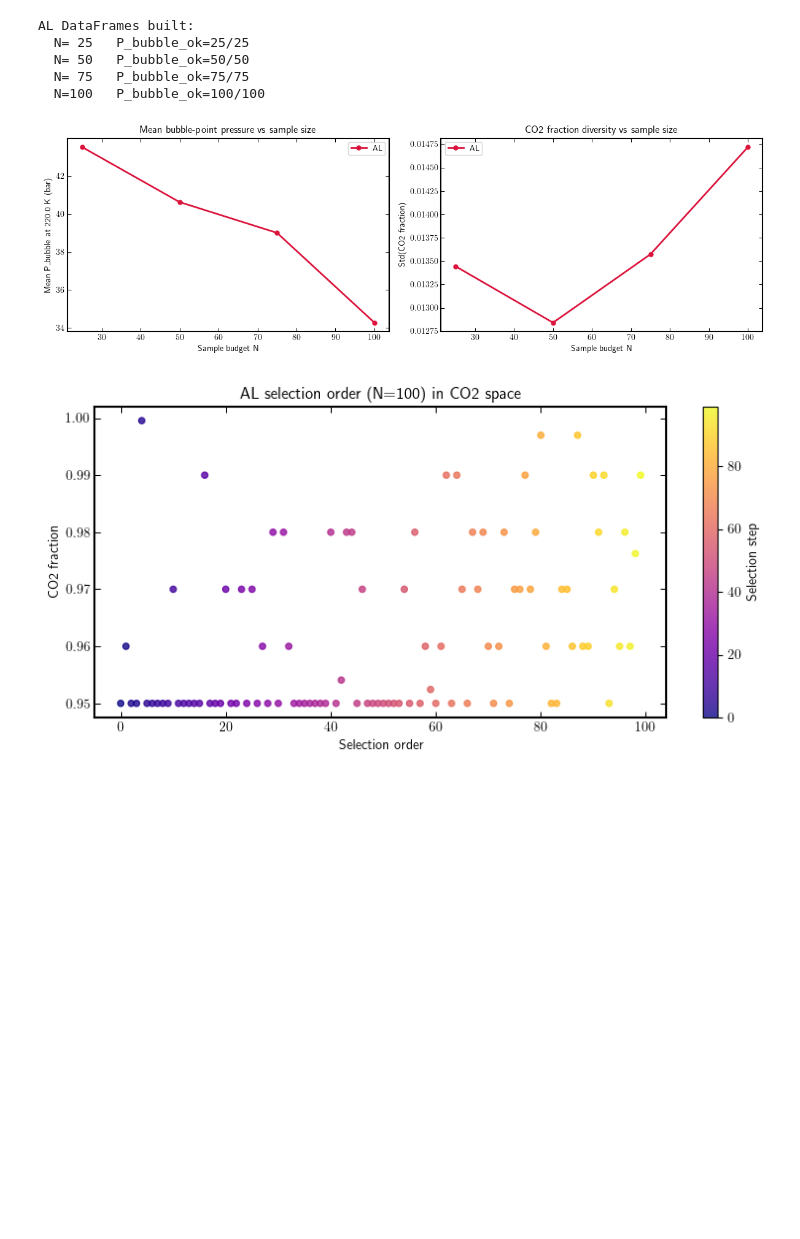
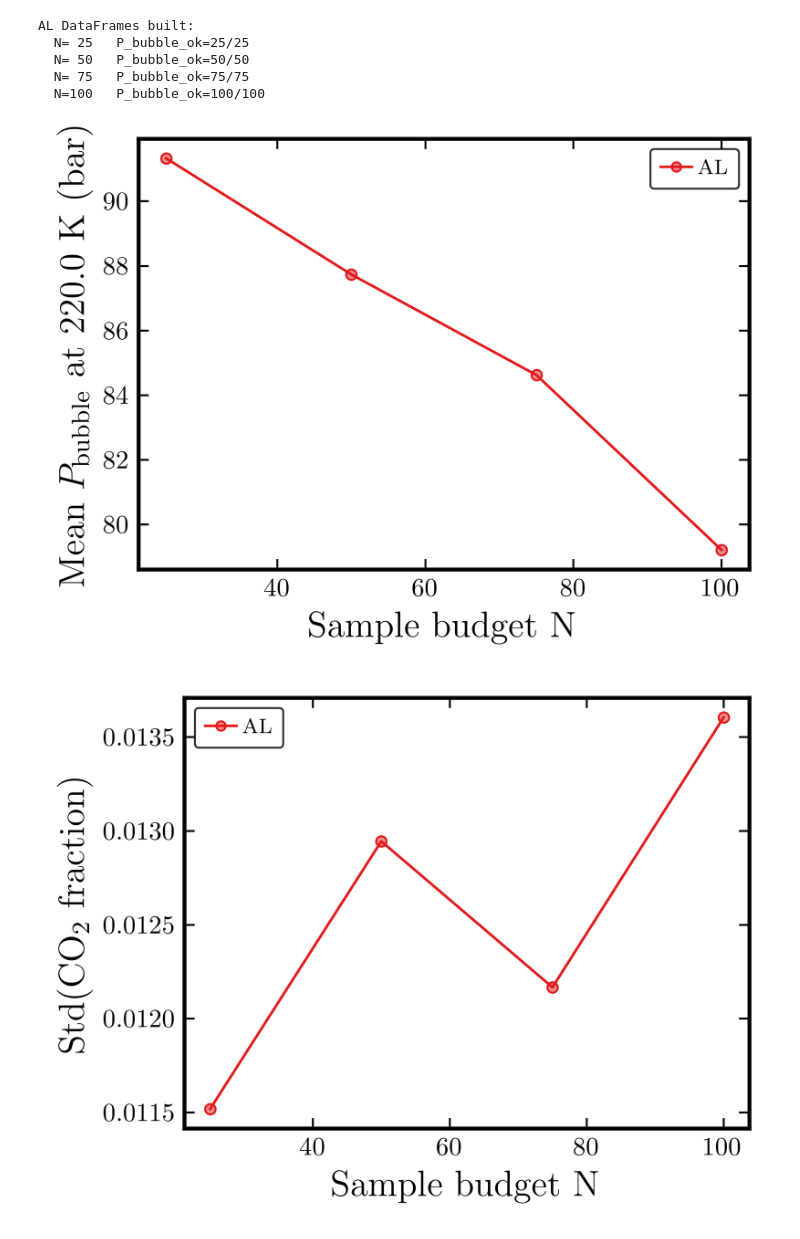
Before and after one commit to Darz2/co2-impurities-ml-surrogates, a Jupyter notebook: PCSAFT_cDFT/PART_2/ActiveLearning/GPR_AL_singleT.ipynb, the cells around one changed output. Cells and saved outputs as stored; diff of their text form; code cells hidden in the pictures; blank space fills up the shorter version.

```diff
--- a/PCSAFT_cDFT/PART_2/ActiveLearning/GPR_AL_singleT.ipynb
+++ b/PCSAFT_cDFT/PART_2/ActiveLearning/GPR_AL_singleT.ipynb
@@ -130,8 +134,8 @@ Columns: ['feed_id', 'feed_source', 'template_name', 'mixture_size', 'active_com
 2  0.003745  0.000000
 # %%
 # ── Load A2, filter to 8-component rows at T_REF, fit GPR ─────────────────────
-a2 = pd.read_csv(A2_PATH)
-a2.columns = [c.strip() for c in a2.columns]
+a2          = pd.read_csv(A4_PATH)
+a2.columns  = [c.strip() for c in a2.columns]
 
 # Keep only rows where extra components (water, SO2, propane, ethane, etc.)
 # contribute nothing — ensures z-vector sums to 1 for our 8 species
@@ -540,48 +547,52 @@ AL DataFrames built:
   N= 75   P_bubble_ok=75/75
   N=100   P_bubble_ok=100/100
 # %%
-# ── AL learning-curve plots ───────────────────────────────────────────────────
-fig, axes = plt.subplots(1, 2, figsize=(12, 4))
-
-# Left: mean P_bubble vs N
-ax = axes[0]
+# -- AL learning-curve plots ---------------------------------------------------
+# Mean P_bubble vs N
+fig, ax = ps.plot_init()
 means = [al_dfs[N]['P_bubble'].mean() for N in N_SIZES]
-ax.plot(N_SIZES, means, color="crimson", linestyle="-", linewidth=2,
-        marker="o", markersize=5, label="AL")
-ax.set_xlabel("Sample budget N")
-ax.set_ylabel(f"Mean P_bubble at {T_REF} K (bar)")
-ax.set_title("Mean bubble-point pressure vs sample size")
-ax.legend(fontsize=9)
+ax.plot(N_SIZES, means, color=ps.colors[0], linestyle="-", linewidth=ps.linewidth,
+        marker=ps.markers[0], markersize=ps.markersize,
+        markerfacecolor=ps.face_colors[0], markeredgecolor=ps.colors[0],
+        markeredgewidth=ps.markeredgewidth, label="AL")
+ax.set_xlabel("Sample budget N", fontsize=ps.label_fontsize)
+ax.set_ylabel(fr"Mean $P_{{\mathrm{{bubble}}}}$ at {T_REF} $\mathrm{{K}}$ (bar)", fontsize=ps.label_fontsize)
+ps.style_legend(ax, loc="best")
 ps.apply_axis_style(ax)
-
-# Right: CO2 diversity vs N
-ax2 = axes[1]
-stds = [al_dfs[N]['CO2'].std() for N in N_SIZES]
-ax2.plot(N_SIZES, stds, color="crimson", linestyle="-", linewidth=2,
-         marker="o", markersize=5, label="AL")
-ax2.set_xlabel("Sample budget N")
-ax2.set_ylabel("Std(CO2 fraction)")
-ax2.set_title("CO2 fraction diversity vs sample size")
-ax2.legend(fontsize=9)
-ps.apply_axis_style(ax2)
-
 plt.tight_layout()
-ps.save_plot(fig, "AL_learning_curve", folder=OUTPUT_DIR)
+ps.save_plot(fig, "AL_mean_P_bubble_vs_N", folder=OUTPUT_DIR)
 plt.show()
 
-# ── AL selection order in CO2 space (N=N_MAX) ─────────────────────────────────
-fig2, ax3 = plt.subplots(figsize=(8, 4))
+# CO2 diversity vs N
+fig2, ax2 = ps.plot_init()
+stds = [al_dfs[N]['CO2'].std() for N in N_SIZES]
+ax2.plot(N_SIZES, stds, color=ps.colors[0], linestyle="-", linewidth=ps.linewidth,
+         marker=ps.markers[0], markersize=ps.markersize,
+         markerfacecolor=ps.face_colors[0], markeredgecolor=ps.colors[0],
+         markeredgewidth=ps.markeredgewidth, label="AL")
+ax2.set_xlabel("Sample budget N", fontsize=ps.label_fontsize)
+ax2.set_ylabel(r"Std($\mathrm{CO_2}$ fraction)", fontsize=ps.label_fontsize)
+ps.style_legend(ax2, loc="best")
+ps.apply_axis_style(ax2)
+plt.tight_layout()
+ps.save_plot(fig2, "AL_CO2_diversity_vs_N", folder=OUTPUT_DIR)
+plt.show()
+
+# AL selection order in CO2 space (N=N_MAX)
+fig3, ax3 = ps.plot_init()
 df_al_max = al_dfs[N_MAX]
-ax3.scatter(range(len(df_al_max)), df_al_max["CO2"].values,
-            c=range(len(df_al_max)), cmap="plasma", s=20, alpha=0.8)
-ax3.set_xlabel("Selection order")
-ax3.set_ylabel("CO2 fraction")
-ax3.set_title(f"AL selection order (N={N_MAX}) in CO2 space")
-plt.colorbar(ax3.collections[0], ax=ax3, label="Selection step")
+sc = ax3.scatter(range(len(df_al_max)), df_al_max["CO2"].values,
+                 c=range(len(df_al_max)), cmap=ps.map, s=20,
+                 alpha=ps.alpha, edgecolors="black",
+                 linewidths=ps.markeredgewidth)
+ax3.set_xlabel("Selection order", fontsize=ps.label_fontsize)
+ax3.set_ylabel(r"$\mathrm{CO_2}$ fraction", fontsize=ps.label_fontsize)
+cbar = plt.colorbar(sc, ax=ax3, label="Selection step")
+ps.style_colorbar(cbar)
 ps.apply_axis_style(ax3)
 plt.tight_layout()
-ps.save_plot(fig2, "AL_selection_order_CO2", folder=OUTPUT_DIR)
+ps.save_plot(fig3, "AL_selection_order_CO2", folder=OUTPUT_DIR)
 plt.show()
 # %% [output]
-[figure, old version]
+[figure, new version]
-[figure, old version]
+[figure, new version]
```
Also changed, not shown: parts of 13 cells of this notebook, 30 other files.
